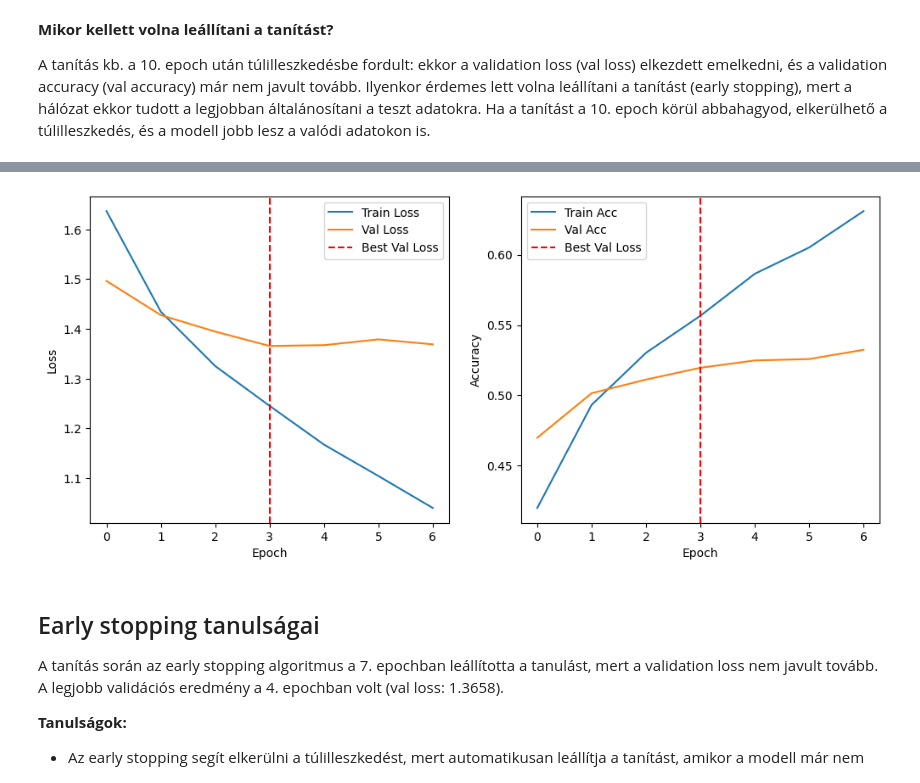
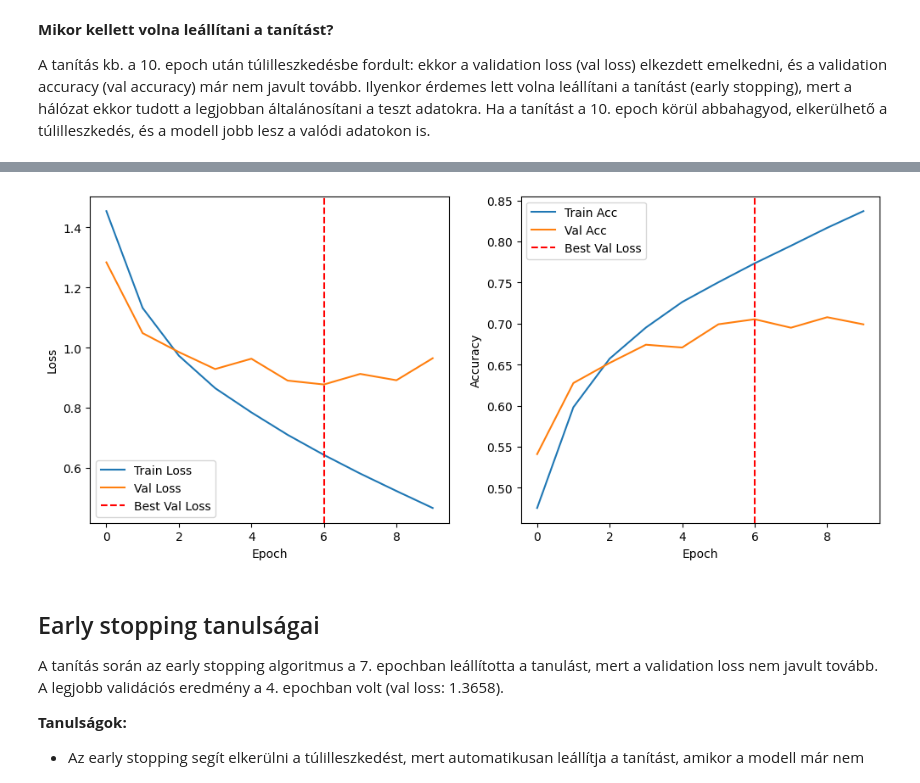
Before and after one commit to knehez/HRMChess, a Jupyter notebook: how_to_train_nn.ipynb, the cells around one changed output, grey strips where cells are left out. Saved outputs shown, nothing was run; the diff lists cells and outputs as text; code cells hidden in the pictures.

```diff
--- a/how_to_train_nn.ipynb
+++ b/how_to_train_nn.ipynb
@@ -40,7 +40,7 @@ model = SimpleCNN()
 criterion = nn.CrossEntropyLoss()
 optimizer = optim.Adam(model.parameters(), lr=0.001)
 
-epochs = 30
+epochs = 20
 train_loss, train_acc = [], []
 val_loss, val_acc = [], []
 
@@ -134,7 +149,7 @@ wait = 0
 train_loss, train_acc = [], []
 val_loss, val_acc = [], []
 
-model = SimpleNN()
+model = SimpleCNN()
 criterion = nn.CrossEntropyLoss()
 optimizer = optim.Adam(model.parameters(), lr=0.001)
 
@@ -215,4 +232,4 @@ Early stopping triggered at epoch 7. Best val loss: 1.3658 at epoch 4
-[figure, old version]
+[figure, new version]
 # %% [markdown]
 ## Early stopping tanulságai
 
```
Also changed, not shown: parts of 4 cells of this notebook, 4 other files.
